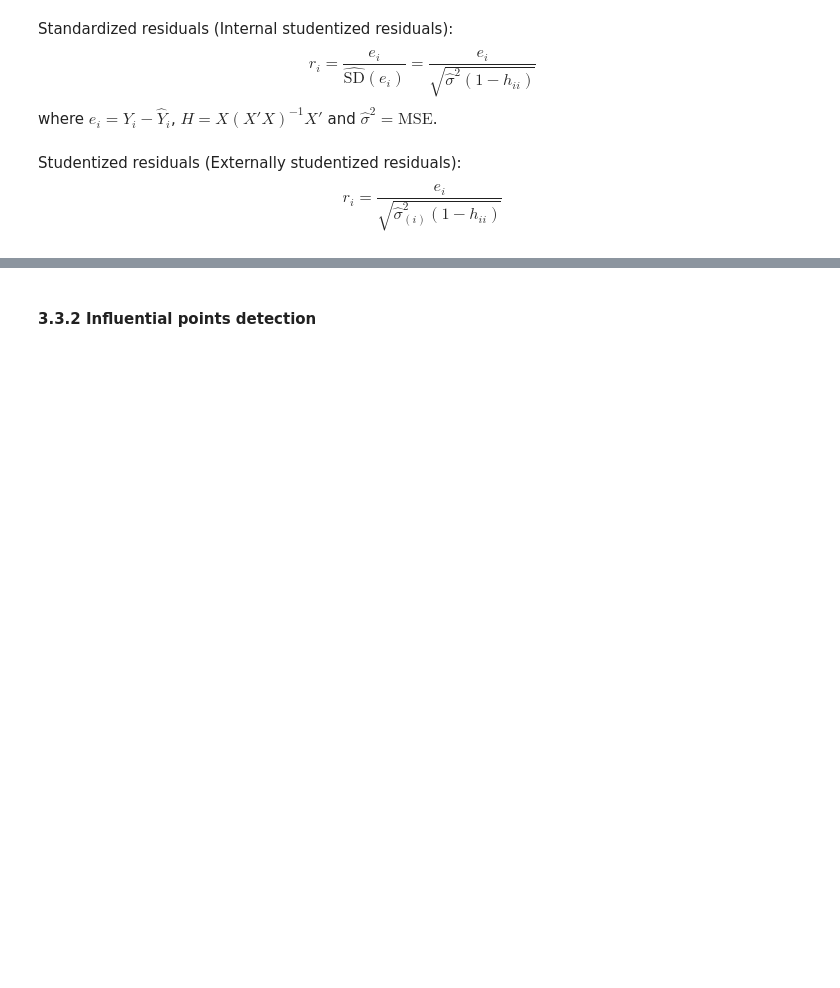
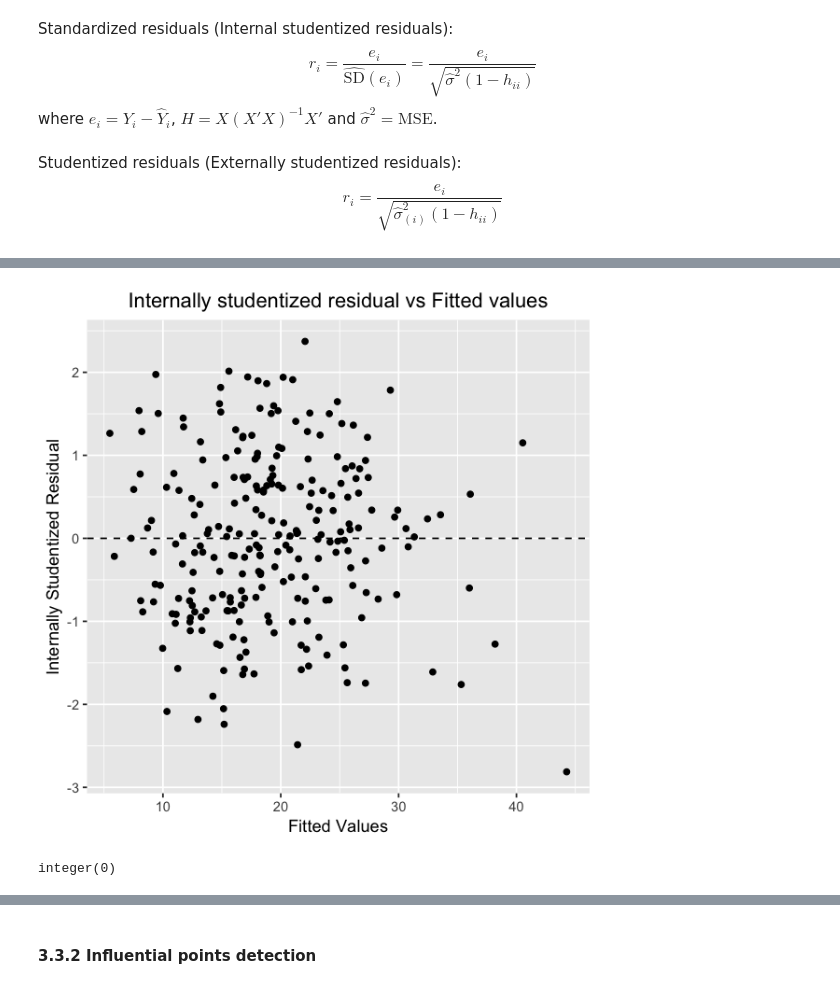
Before and after one commit to RitaWu98/STAT628-Module2, a Jupyter notebook: code/Final Model & Outliers.ipynb, the cells around one changed output, grey strips where cells are left out. Cells and saved outputs as stored; diff of their text form; code cells hidden in the pictures; blank space fills up the shorter version.

```diff
--- a/code/Final Model & Outliers.ipynb
+++ b/code/Final Model & Outliers.ipynb
@@ -85,0 +93,15 @@ integer(0)
+# %%
+options(repr.plot.width=5, repr.plot.height=5)
+ggplot()+
+  geom_point(aes(x=lm.reg$fitted,y=stdres(lm.reg)))+
+  xlab("Fitted Values")+
+  ylab("Internally Studentized Residual")+
+  ggtitle("Internally studentized residual vs Fitted values")+
+  theme(plot.title = element_text(hjust = 0.5))+
+  geom_hline(yintercept = 0, linetype = "dashed")
+# %% [output]
+[figure, added]
+# %%
+index[abs(stdres(lm.reg))>3]
+# %% [output]
+integer(0)
```
Also changed, not shown: parts of 15 cells of this notebook.
